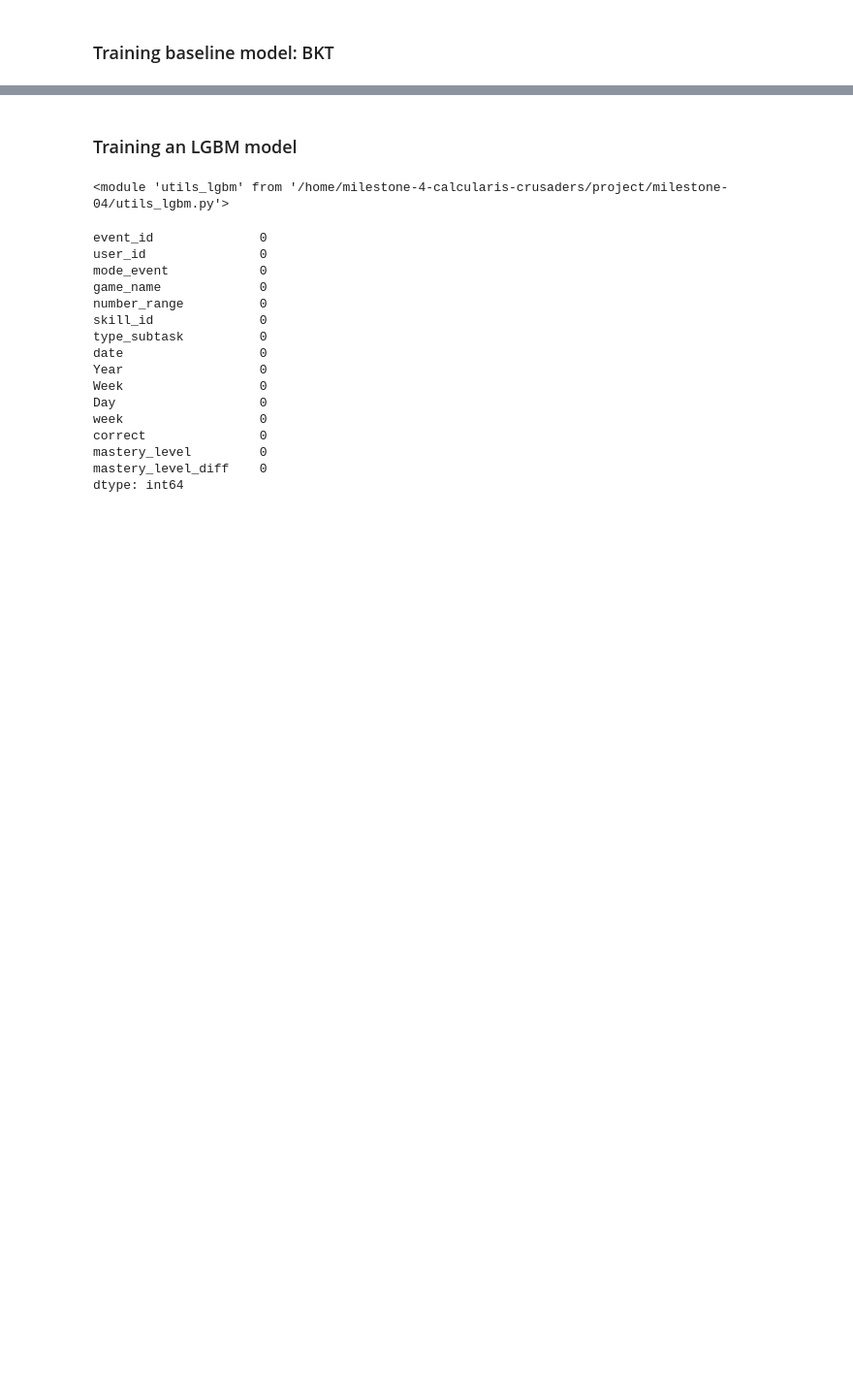
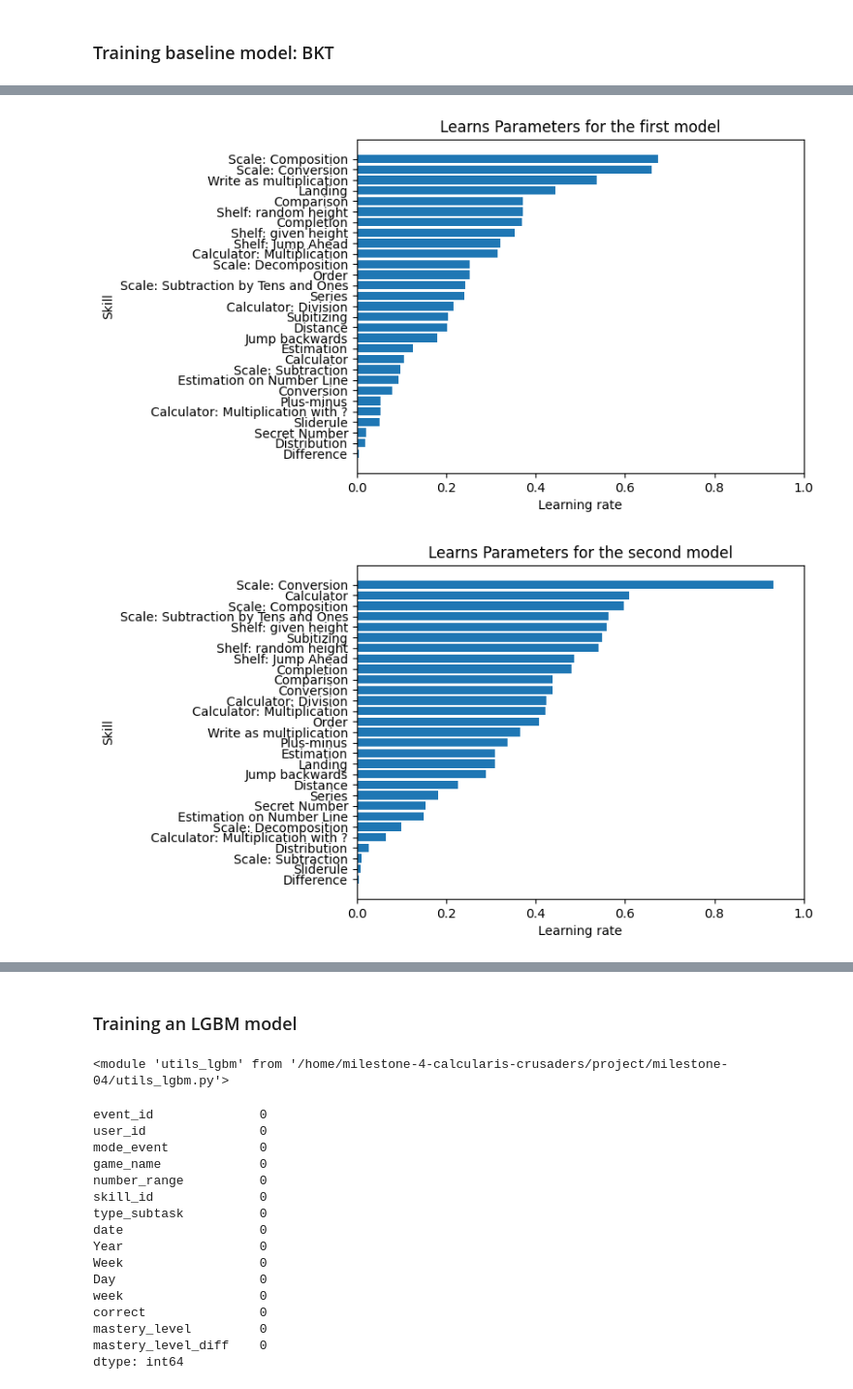
Before and after one commit to ewaMiazga/mlbdProject-2023, a Jupyter notebook: project/milestone-04/m4_calcularis_calcularis_crusaders.ipynb, the cells around one changed output, grey strips where cells are left out. Shown at 97% size. Saved outputs shown, nothing was run; the diff lists cells and outputs as text; code cells hidden in the pictures; blank space fills up the shorter version.

```diff
--- a/project/milestone-04/m4_calcularis_calcularis_crusaders.ipynb
+++ b/project/milestone-04/m4_calcularis_calcularis_crusaders.ipynb
@@ -362,0 +376,5 @@ model_forgets.params().head(10)
+# %%
+df_simple = df.reset_index()
+df_simple['correct'] = df_simple['mastery_level']
+df_simple.rename(columns={"game_name":"skill_name"}, inplace=True)
+df_simple.head()
@@ -362,0 +388,4 @@ model_forgets.params().head(10)
+# %%
+bkt_3 = Model(seed=0)
+bkt_3.fit(data=df_simple, forgets=True)
+bkt_3.evaluate(data=df_simple, metric='auc')
@@ -387,0 +443,4 @@ import matplotlib.pyplot as plt
+# %%
+bkt_1_params = bkt_1.params().reset_index()
+bkt_2_params = bkt_2.params().reset_index()
+bkt_2_params.head()
@@ -387,0 +454,18 @@ import matplotlib.pyplot as plt
+# %%
+# Plotting the learns parameters for the a given model
+def plot_learns_parameter(df, model_number):
+    df = df.sort_values(by=['param', 'value'], ascending=True)
+    plt.barh(df[df['param'] == 'learns']['skill'], df[df['param'] == 'learns']['value'])
+    plt.title(f'Learns Parameters for the {model_number} model')
+    plt.xlim((0,1))
+    plt.xlabel('Learning rate')
+    plt.ylabel('Skill')
+    plt.show()
+
+bkt_3_params = bkt_3.params().reset_index()
+plot_learns_parameter(bkt_1_params, "first")
+plot_learns_parameter(bkt_2_params, "second")
+plot_learns_parameter(bkt_3_params, "third")
+# %% [output]
+[figure, added]
+[figure, added]
```
Also changed, not shown: parts of 28 cells of this notebook.
